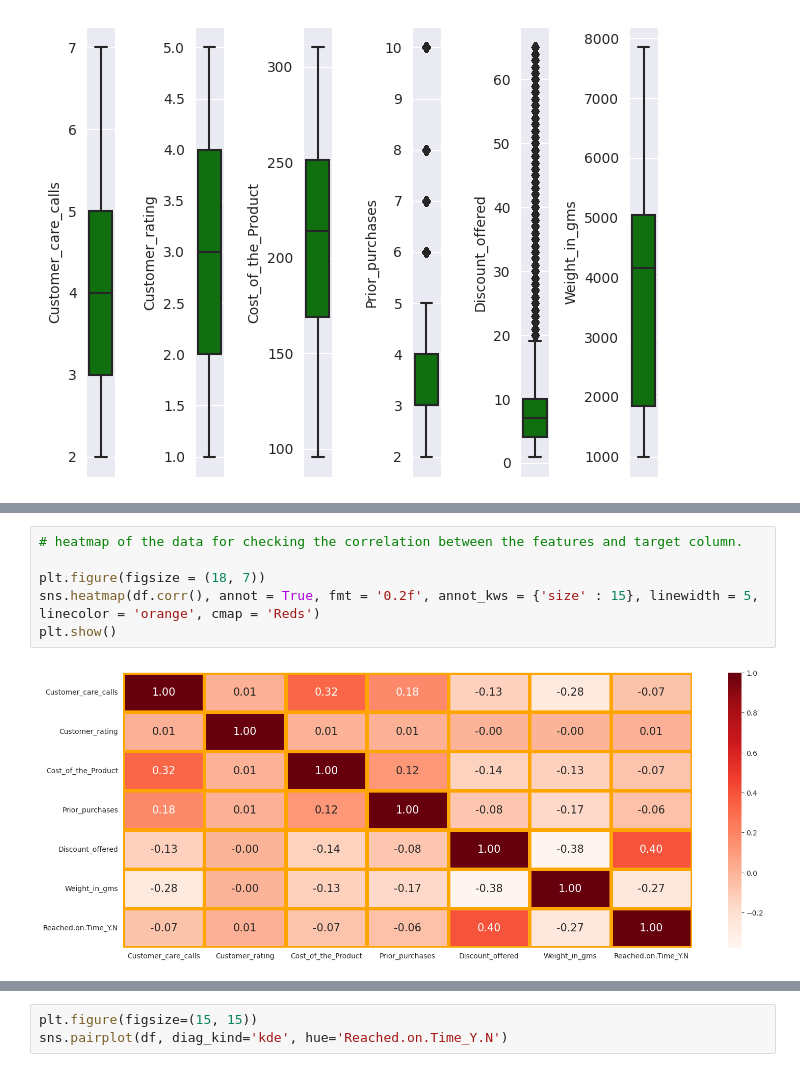
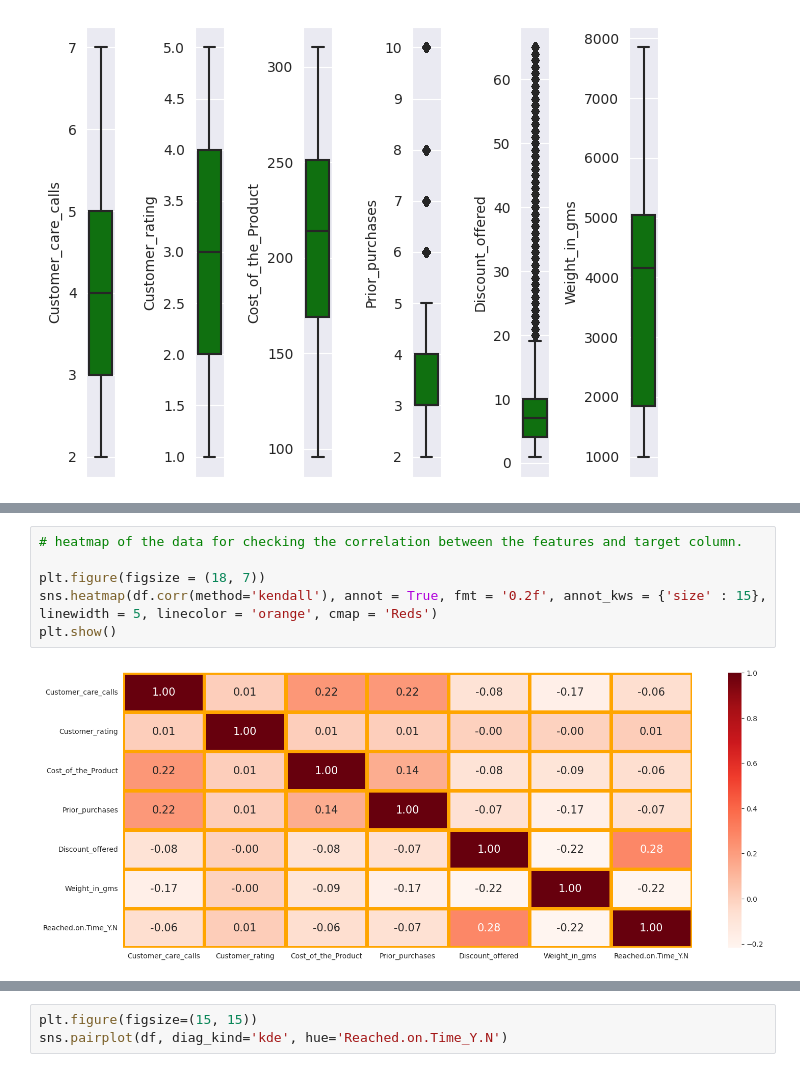
Before and after one commit to salsmardhiyah/EcommerceShippingData, a Jupyter notebook: Miracle7_Stage_1_Exploratory_Data_Analysis.ipynb, the cells around one changed output, grey strips where cells are left out. Saved outputs shown, nothing was run; the diff lists cells and outputs as text.

```diff
--- a/Miracle7_Stage_1_Exploratory_Data_Analysis.ipynb
+++ b/Miracle7_Stage_1_Exploratory_Data_Analysis.ipynb
@@ -207,11 +242,11 @@ df.corr()
 # %%
 # heatmap of the data for checking the correlation between the features and target column.
 
 plt.figure(figsize = (18, 7))
-sns.heatmap(df.corr(), annot = True, fmt = '0.2f', annot_kws = {'size' : 15}, linewidth = 5, linecolor = 'orange', cmap = 'Reds')
+sns.heatmap(df.corr(method='kendall'), annot = True, fmt = '0.2f', annot_kws = {'size' : 15}, linewidth = 5, linecolor = 'orange', cmap = 'Reds')
 plt.show()
 # %% [output]
-[figure, old version]
+[figure, new version]
 # %% [markdown]
 - Insight yang menarik dapat dilihat bahwa discount dan ketepatan waktu sampainya barang saling berkorelasi, dimana semakin besar discount yang ditawarkan semakin tinggi kemungkinan barang samapi tidak tepat waktu.
 
```
Also changed, not shown: parts of 49 cells of this notebook.
